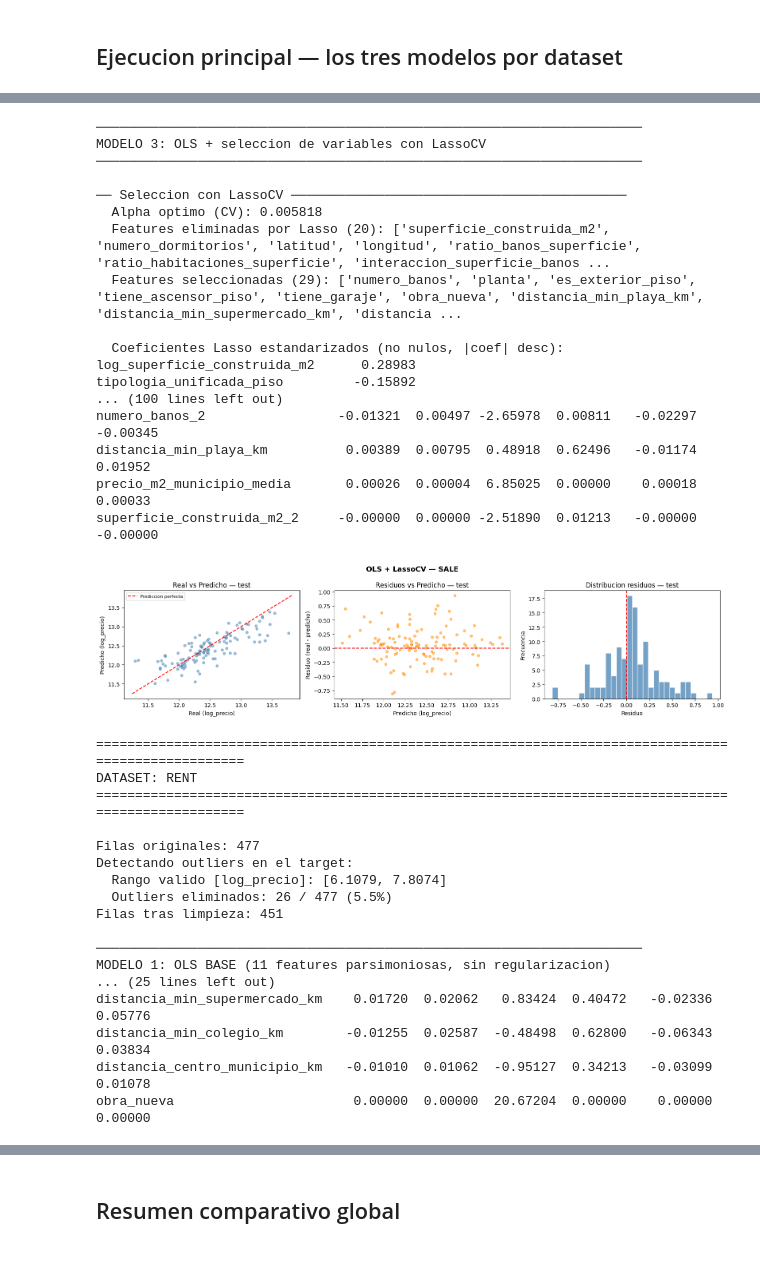
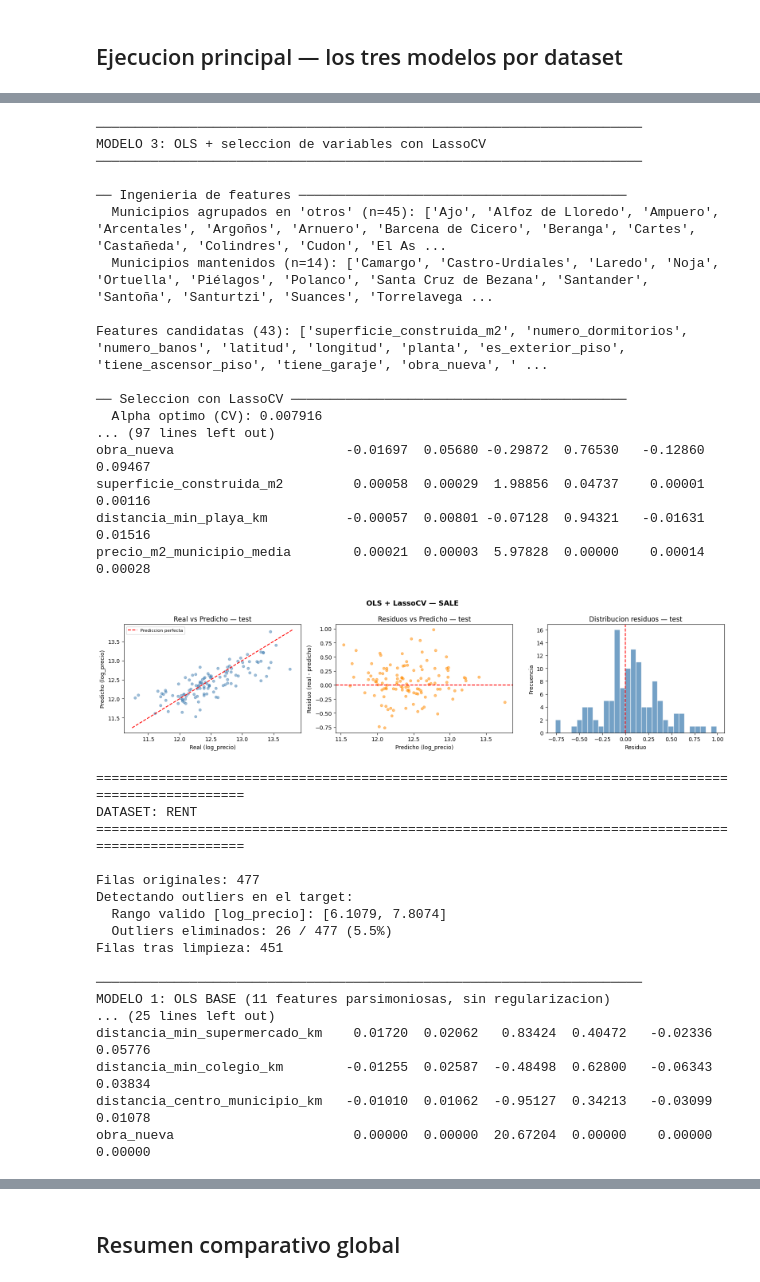
Before and after one commit to sitomachu/bezanillasl, a Jupyter notebook: notebooks/05_ML/51_linear_regression_def.ipynb, the cells around one changed output, grey strips where cells are left out. Cells and saved outputs as stored; diff of their text form; code cells hidden in the pictures.

```diff
--- a/notebooks/05_ML/51_linear_regression_def.ipynb
+++ b/notebooks/05_ML/51_linear_regression_def.ipynb
@@ -257,8 +276,8 @@ def build_base_X(df: pd.DataFrame) -> pd.DataFrame:
     return X.fillna(X.median(numeric_only=True))
 
 
-def build_candidate_X(df: pd.DataFrame) -> pd.DataFrame:
-    """Matriz de features completa para Ridge y Lasso (con municipios)."""
+def build_candidate_X(df: pd.DataFrame, candidate_features: list) -> pd.DataFrame:
+    """Matriz de features para Ridge o Lasso (con municipios)."""
     df2, mun_cols = group_small_municipios(df)
     rename_map = {}
     if "es_exterior" in df2.columns:
@@ -268,7 +287,7 @@ def build_candidate_X(df: pd.DataFrame) -> pd.DataFrame:
         df2["tiene_ascensor_piso"]  = df2["tiene_ascensor"]
         rename_map["tiene_ascensor"] = "tiene_ascensor_piso"
     base_feats = []
-    for f in CANDIDATE_FEATURES:
+    for f in candidate_features:
         mapped = rename_map.get(f, f)
         if mapped in df2.columns and mapped not in base_feats:
             base_feats.append(mapped)
@@ -413,14 +432,14 @@ for dataset_name, dataset_path in DATASETS.items():
     })
 
     # ═══════════════════════════════════════════════════════════════════════════
-    # MODELO 2 — RIDGE (RidgeCV, conjunto completo de features)
+    # MODELO 2 — RIDGE (RidgeCV, features Ridge)
     # ═══════════════════════════════════════════════════════════════════════════
     print("\n" + "─" * 70)
-    print("MODELO 2: Ridge con RidgeCV (features completas + municipios)")
+    print("MODELO 2: Ridge con RidgeCV (features Ridge + municipios)")
     print("─" * 70)
 
     print("\n── Ingenieria de features ──────────────────────────────────────────")
-    X_cand   = build_candidate_X(df)
+    X_cand   = build_candidate_X(df, CANDIDATE_FEATURES_RIDGE)
     n_feat_r = X_cand.shape[1]
     print(f"\nFeatures candidatas ({n_feat_r}): {X_cand.columns.tolist()}")
 
@@ -498,9 +517,13 @@ for dataset_name, dataset_path in DATASETS.items():
     print("MODELO 3: OLS + seleccion de variables con LassoCV")
     print("─" * 70)
 
-    # Reutilizamos X_cand ya construida para este dataset
+    print("\n── Ingenieria de features ──────────────────────────────────────────")
+    X_lasso  = build_candidate_X(df, CANDIDATE_FEATURES_LASSO)
+    n_feat_lc = X_lasso.shape[1]
+    print(f"\nFeatures candidatas ({n_feat_lc}): {X_lasso.columns.tolist()}")
+
     X_train_l, X_test_l, y_train, y_test = train_test_split(
-        X_cand, y, test_size=TEST_SIZE, random_state=RANDOM_STATE
+        X_lasso, y, test_size=TEST_SIZE, random_state=RANDOM_STATE
     )
 
     print("\n── Seleccion con LassoCV ───────────────────────────────────────────")
@@ -516,7 +539,7 @@ for dataset_name, dataset_path in DATASETS.items():
 
     if not selected_features:
         print("  Lasso elimino todas las features — se usaran todas.")
-        selected_features = X_cand.columns.tolist()
+        selected_features = X_lasso.columns.tolist()
 
     X_train_ls = X_train_l[selected_features]
     X_test_ls  = X_test_l[selected_features]
@@ -539,7 +562,7 @@ for dataset_name, dataset_path in DATASETS.items():
 
     train_m_l = compute_metrics(y_train, pred_train_l, n_feat_l)
     test_m_l  = compute_metrics(y_test,  pred_test_l,  n_feat_l)
-    cv_m_l    = cv_ols_metrics(X_cand[selected_features], y, n_feat_l)
+    cv_m_l    = cv_ols_metrics(X_lasso[selected_features], y, n_feat_l)
 
     print("\n── Metricas ────────────────────────────────────────────────────────")
     print(pd.DataFrame([
@@ -614,21 +637,21 @@ Train: 465 | Test: 117
 ──────────────────────────────────────────────────────────────────────
 MODELO 3: OLS + seleccion de variables con LassoCV
 ──────────────────────────────────────────────────────────────────────
 
+── Ingenieria de features ──────────────────────────────────────────
+  Municipios agrupados en 'otros' (n=45): ['Ajo', 'Alfoz de Lloredo', 'Ampuero', 'Arcentales', 'Argoños', 'Arnuero', 'Barcena de Cicero', 'Beranga', 'Cartes', 'Castañeda', 'Colindres', 'Cudon', 'El As ...
+  Municipios mantenidos (n=14): ['Camargo', 'Castro-Urdiales', 'Laredo', 'Noja', 'Ortuella', 'Piélagos', 'Polanco', 'Santa Cruz de Bezana', 'Santander', 'Santoña', 'Santurtzi', 'Suances', 'Torrelavega ...
+
+Features candidatas (43): ['superficie_construida_m2', 'numero_dormitorios', 'numero_banos', 'latitud', 'longitud', 'planta', 'es_exterior_piso', 'tiene_ascensor_piso', 'tiene_garaje', 'obra_nueva', ' ...
+
 ── Seleccion con LassoCV ───────────────────────────────────────────
-  Alpha optimo (CV): 0.005818
-  Features eliminadas por Lasso (20): ['superficie_construida_m2', 'numero_dormitorios', 'latitud', 'longitud', 'ratio_banos_superficie', 'ratio_habitaciones_superficie', 'interaccion_superficie_banos ...
-  Features seleccionadas (29): ['numero_banos', 'planta', 'es_exterior_piso', 'tiene_ascensor_piso', 'tiene_garaje', 'obra_nueva', 'distancia_min_playa_km', 'distancia_min_supermercado_km', 'distancia ...
-
-  Coeficientes Lasso estandarizados (no nulos, |coef| desc):
-log_superficie_construida_m2      0.28983
-tipologia_unificada_piso         -0.15892
-... (100 lines left out)
-numero_banos_2                 -0.01321  0.00497 -2.65978  0.00811   -0.02297   -0.00345
-distancia_min_playa_km          0.00389  0.00795  0.48918  0.62496   -0.01174    0.01952
-precio_m2_municipio_media       0.00026  0.00004  6.85025  0.00000    0.00018    0.00033
-superficie_construida_m2_2     -0.00000  0.00000 -2.51890  0.01213   -0.00000   -0.00000
+  Alpha optimo (CV): 0.007916
+... (97 lines left out)
+obra_nueva                      -0.01697  0.05680 -0.29872  0.76530   -0.12860    0.09467
+superficie_construida_m2         0.00058  0.00029  1.98856  0.04737    0.00001    0.00116
+distancia_min_playa_km          -0.00057  0.00801 -0.07128  0.94321   -0.01631    0.01516
+precio_m2_municipio_media        0.00021  0.00003  5.97828  0.00000    0.00014    0.00028
-[figure, old version]
+[figure, new version]
 ====================================================================================================
 DATASET: RENT
 ====================================================================================================
```
Also changed, not shown: parts of 5 cells of this notebook, 2 other files.
